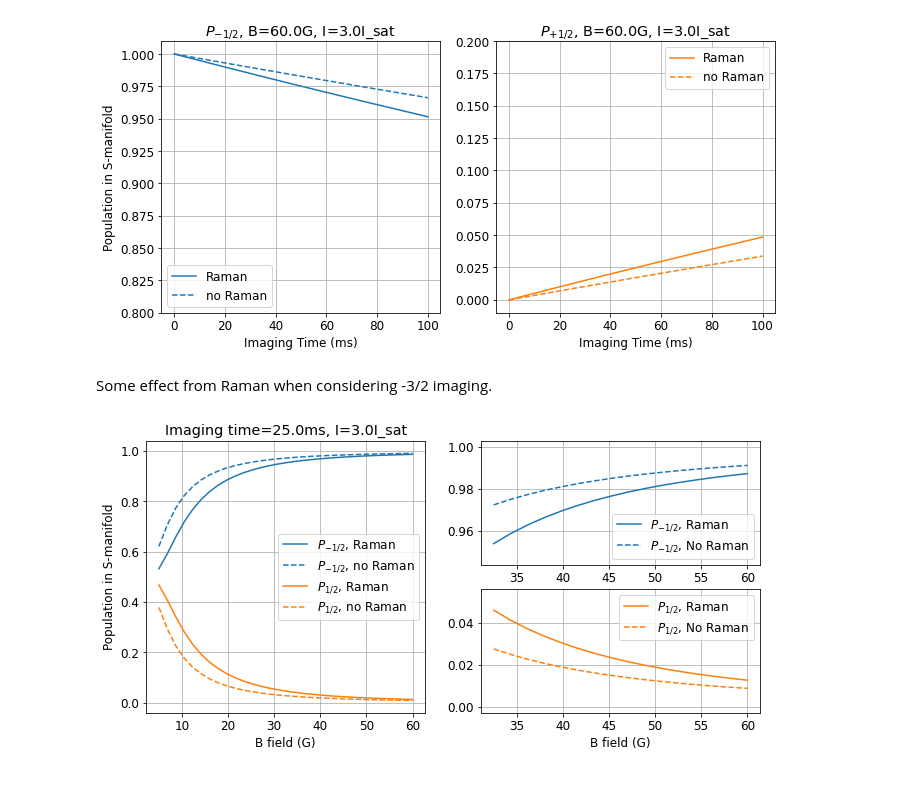
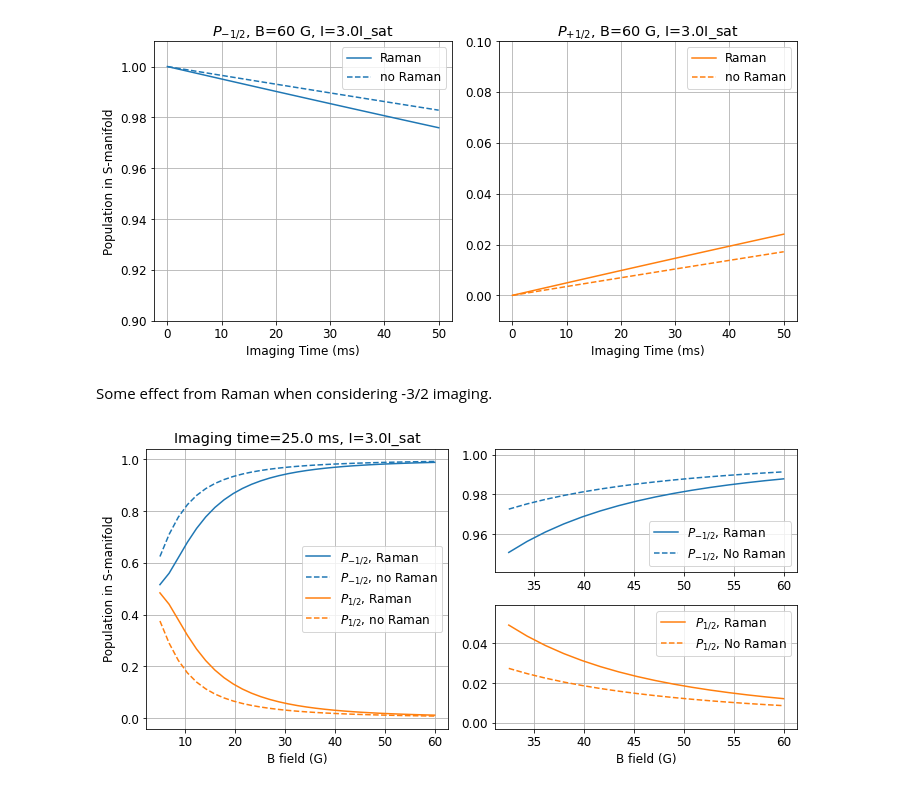
Before and after one commit to gloriazhj/UIUC, a Jupyter notebook: 171Yb_SPAM/171Yb_OP_QZeno.ipynb, the cells around one changed output. Saved outputs shown, nothing was run; the diff lists cells and outputs as text; code cells hidden in the pictures.

```diff
--- a/171Yb_SPAM/171Yb_OP_QZeno.ipynb
+++ b/171Yb_SPAM/171Yb_OP_QZeno.ipynb
@@ -28,7 +30,10 @@ I_sat = 0.14
 #       --
 # %%
 def Freq_offset(B=5):
-    return (np.array([0, 3, 3, 0]) + 1.4*B*np.array([0, 1, 2, 3]))*2e6*np.pi
+    return (np.array([0, 3, 3, 0])           # Tensor light shift
+            + 1.4*B*np.array([0, 1, 2, 3])   # Zeeman splitting
+            + 0.1)                           # Detuning from -3/2
+            *2e6*np.pi
 
 def R_sc(detuning, I=I_sat):
     return Gamma/2*(I/I_sat)/(1+4*(detuning/Gamma)**2+I/I_sat)
@@ -93,32 +98,35 @@ def H_op(tList, B=5, I=I_sat, is_Raman=True, is_decay=True):
 # %%
 # Varying imaging time
 
-tList = np.linspace(0.0, .1, 501)
+tList = np.linspace(0.0, .05, 101)
 _I = 3.*I_sat
 _is_decay = True
-_B = 50
+_B = 60
 # %%
-fig, ax = plt.subplots(1, 2, figsize=(11, 5))
+fig, ax = plt.subplots(1, 2, figsize=(10, 5))
 
 ax[0].plot(1e3*tList, H_op(tList, B=_B, I=_I, is_Raman=True, is_decay=_is_decay)[0], color='tab:blue', label='Raman')
 ax[0].plot(1e3*tList, H_op(tList, B=_B, I=_I, is_Raman=False, is_decay=_is_decay)[0], '--',
          color='tab:blue', label='no Raman')
 ax[1].plot(1e3*tList, H_op(tList, B=_B, I=_I, is_Raman=True, is_decay=_is_decay)[1], color='tab:orange', label='Raman')
 ax[1].plot(1e3*tList, H_op(tList, B=_B, I=_I, is_Raman=False, is_decay=_is_decay)[1], '--',
          color='tab:orange', label='no Raman')
 
-ax[0].set_ylim([0.8, 1.01])
-ax[1].set_ylim([-0.01, .2])
-ax[0].set_title('$P_{-1/2}$, B='+str(_B)+'G, I='+str(_I/I_sat)+'I_sat')
-ax[1].set_title('$P_{+1/2}$, B='+str(_B)+'G, I='+str(_I/I_sat)+'I_sat')
+ax[0].set_ylim([0.9, 1.01])
+ax[1].set_ylim([-0.01, .1])
+ax[0].set_title('$P_{-1/2}$, B='+str(_B)+' G, I='+str(_I/I_sat)+'I_sat')
+ax[1].set_title('$P_{+1/2}$, B='+str(_B)+' G, I='+str(_I/I_sat)+'I_sat')
 ax[0].set_ylabel('Population in S-manifold')
 
 for i in range(2):
     ax[i].grid()
     ax[i].legend()
     ax[i].set_xlabel("Imaging Time (ms)")
+
+plt.tight_layout()
+plt.savefig('Plots/Depumping_Time.svg')
 # %% [output]
-[figure, old version]
+[figure, new version]
 # %% [markdown]
 Some effect from Raman when considering -3/2 imaging.
 # %%
@@ -144,14 +152,14 @@ for _B in BList:
 # %%
 fig, ax = plt.subplot_mosaic([['left', 'upper right'],
                             ['left', 'lower right']],
-                              figsize=(11, 5))
+                              figsize=(10, 5))
 
 ax['left'].plot(BList, m1h_Raman, color='tab:blue', label='$P_{-1/2}$, Raman')
 ax['left'].plot(BList, m1h_noRaman, '--', color='tab:blue', label='$P_{-1/2}$, no Raman')
 ax['left'].plot(BList, p1h_Raman, color='tab:orange', label='$P_{1/2}$, Raman')
 ax['left'].plot(BList, p1h_noRaman, '--', color='tab:orange', label='$P_{1/2}$, no Raman')
 
-ax['left'].set_title('Imaging time='+str(_tList[-1]*1e3)+'ms, I='+str(_I/I_sat)+'I_sat')
+ax['left'].set_title('Imaging time='+str(_tList[-1]*1e3)+' ms, I='+str(_I/I_sat)+'I_sat')
 ax['left'].set_ylabel('Population in S-manifold')
 
 ax['upper right'].plot(BList[len(BList)//2:], m1h_Raman[len(BList)//2:], '-', color='tab:blue', label='$P_{-1/2}$, Raman')
@@ -167,5 +175,8 @@ for i in ax:
     ax[i].legend()
     if i != 'upper right':
         ax[i].set_xlabel("B field (G)")
+
+plt.tight_layout()
+plt.savefig('Plots/Depumping_Bfield.svg')
 # %% [output]
-[figure, old version]
+[figure, new version]
```
Also changed, not shown: parts of 2 cells of this notebook.
